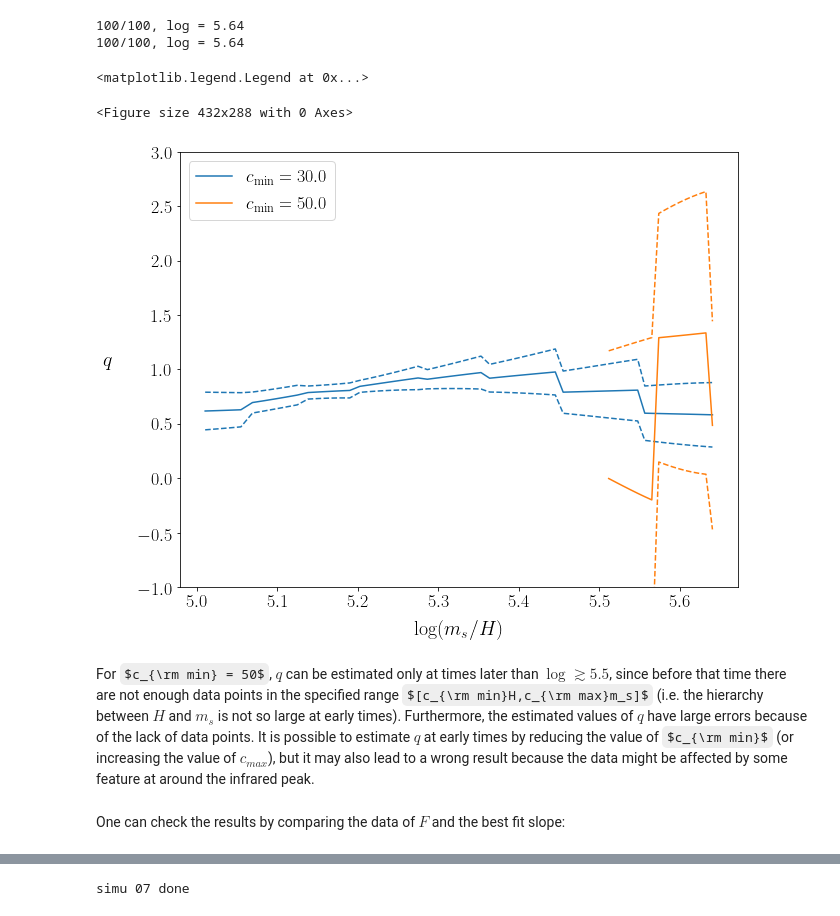
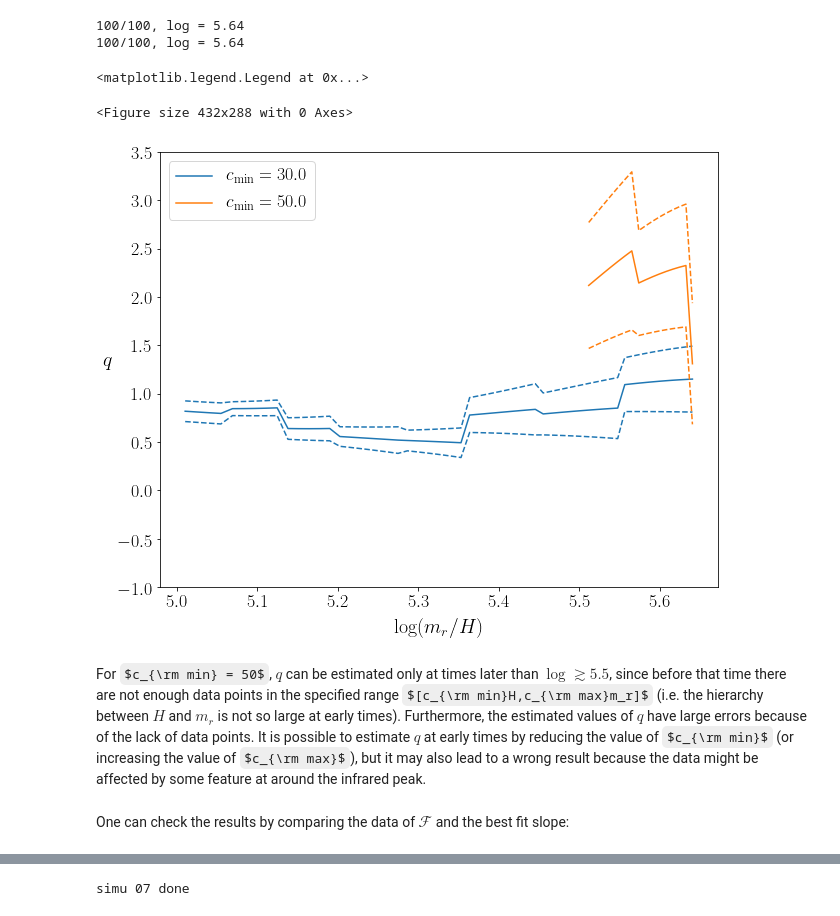
Before and after one commit to veintemillas/jaxions, a Jupyter notebook: scripts/pyaxions/spe_legend.ipynb, the cells around one changed output, grey strips where cells are left out. Cells and saved outputs as stored; diff of their text form; code cells hidden in the pictures; some formulas as TeX source.

```diff
--- a/scripts/pyaxions/spe_legend.ipynb
+++ b/scripts/pyaxions/spe_legend.ipynb
@@ -268,7 +351,7 @@ for some reason (unusual behavior of the data, etc.), such information is stored
 It is a boolean array with the shape a[ik], where ik is the index of a comoving momentum, and becomes False
 when the fit fails at the corresponding momentum. Such a bin will not be used for the calculation of the instantaneous spectrum.
 # %%
-# perform analytical fit of P for a single realization (id = 00)
+# perform analytical fit of axion spectra for a single realization (id = 00)
 id = 0
-fp = spe.fitP(Plist[id].P,Plist[id].log,Plist[id].t,Plist[id].k,p=2)
+fi = sp.fitS(SAlist[id].Earr,SAlist[id].log,SAlist[id].t,SAlist[id].k,p=2)
 # %% [output]
@@ -321,12 +405,12 @@ Since it takes some time to perform the fit, one can use the function `savePP` t
 It saves `param`, `listfit`, and `ikhistart` data as pickle files. These files are named `name_something`, where something = param, listfit, ikhistart.
 # %%
-# This produces the following files (with id = 00, 01, ..., 07) in the directory ./PPdata :
+# This produces the following files (with id = 00, 01, ..., 07) in the directory ./Pdata :
 #
 # id_ikhistart.pickle
 # id_listfit.pickle
 # id_param.pickle
 #
 for id in range(8):
-    fp = spe.fitP(Plist[id].P,Plist[id].log,Plist[id].t,Plist[id].k,p=2)
-    spe.savePP(fp,'./PPdata/%02d'%id)
+    fi = sp.fitS(SAlist[id].Earr,SAlist[id].log,SAlist[id].t,SAlist[id].k,p=2)
+    sp.saveParam(fi,'./Pdata/%02d'%id)
 # %% [output]
@@ -343,7 +427,7 @@ One can import these files by using `readPP`:
 # %%
 # read the data of fit parameters and produce a list for 8 realizations
-PPlist = []
+Plist = []
 for id in range(8):
-    rpp = spe.readPP('./PPdata/%02d'%id)
-    PPlist.append(rpp)
+    rp = sp.readParam('./Pdata/%02d'%id)
+    Plist.append(rp)
 # %% [markdown]
@@ -413,7 +509,7 @@ Since the fit procedure takes some time, it is recommended to perform `fitP` fir
 # %%
 # compute F for a single realization (id = 00)
 id = 0
-Ft = spe.calcF(Plist[id].P,Plist[id].log,Plist[id].t,Plist[id].k,Plist[id].k_below,p=2,sigma=0.1,usedata=True,fitp=PPlist[id])
+Ft = sp.calcF(SAlist[id].Earr,SAlist[id].log,SAlist[id].t,SAlist[id].k,SAlist[id].k_below,p=2,sigma=0.1,usedata=True,fitp=Plist[id])
 # %%
 plt.clf()
 plt.figure(figsize=(10,8))
@@ -537,29 +633,29 @@ for cm in [30,50]:
 # %%
 plt.clf()
 plt.figure(figsize=(10,8))
 cmap = plt.get_cmap("tab10")
 
 cml = [30,50]
 
 for iq in range(2):
     plt.plot(qt[iq].log,qt[iq].qbest,color=cmap(iq),label=r'$c_{\rm min} = %.1f$'%cml[iq])
     plt.plot(qt[iq].log,qt[iq].qbest+qt[iq].sigmaq,color=cmap(iq),linestyle='dashed')
     plt.plot(qt[iq].log,qt[iq].qbest-qt[iq].sigmaq,color=cmap(iq),linestyle='dashed')
 
-plt.ylim([-1,3.0])
+plt.ylim([-1,3.5])
 
 plt.tick_params(labelsize=18)
-plt.xlabel(r'$\log(m_s/H)$',fontsize=20,labelpad=10)
-plt.ylabel(r'$q$',fontsize=20,rotation=0,labelpad=30)
+plt.xlabel(r'$\log(m_r/H)$',fontsize=20,labelpad=10)
+plt.ylabel(r'$q$',fontsize=20,rotation=0,labelpad=10)
 plt.legend(loc='upper left',fontsize=18)
 # %% [output]
 <matplotlib.legend.Legend at 0x...>
 <Figure size 432x288 with 0 Axes>
-[figure, old version]
+[figure, new version]
 # %% [markdown]
-For $c_{\rm min} = 50$, $q$ can be estimated only at times later than $\log \gtrsim 5.5$, since before that time there are not enough data points in the specified range $[c_{\rm min}H,c_{\rm max}m_s]$ (i.e. the hierarchy between $H$ and $m_s$ is not so large at early times). Furthermore, the estimated values of $q$ have large errors because of the lack of data points. It is possible to estimate $q$ at early times by reducing the value of $c_{\rm min}$ (or increasing the value of $c_{max}$), but it may also lead to a wrong result because the data might be affected by some feature at around the infrared peak.
+For $c_{\rm min} = 50$, $q$ can be estimated only at times later than $\log \gtrsim 5.5$, since before that time there are not enough data points in the specified range $[c_{\rm min}H,c_{\rm max}m_r]$ (i.e. the hierarchy between $H$ and $m_r$ is not so large at early times). Furthermore, the estimated values of $q$ have large errors because of the lack of data points. It is possible to estimate $q$ at early times by reducing the value of $c_{\rm min}$ (or increasing the value of $c_{\rm max}$), but it may also lead to a wrong result because the data might be affected by some feature at around the infrared peak.
 # %% [markdown]
-One can check the results by comparing the data of $F$ and the best fit slope:
+One can check the results by comparing the data of $\mathcal{F}$ and the best fit slope:
 # %%
 ind = 41
 
```
Also changed, not shown: parts of 47 cells of this notebook.
